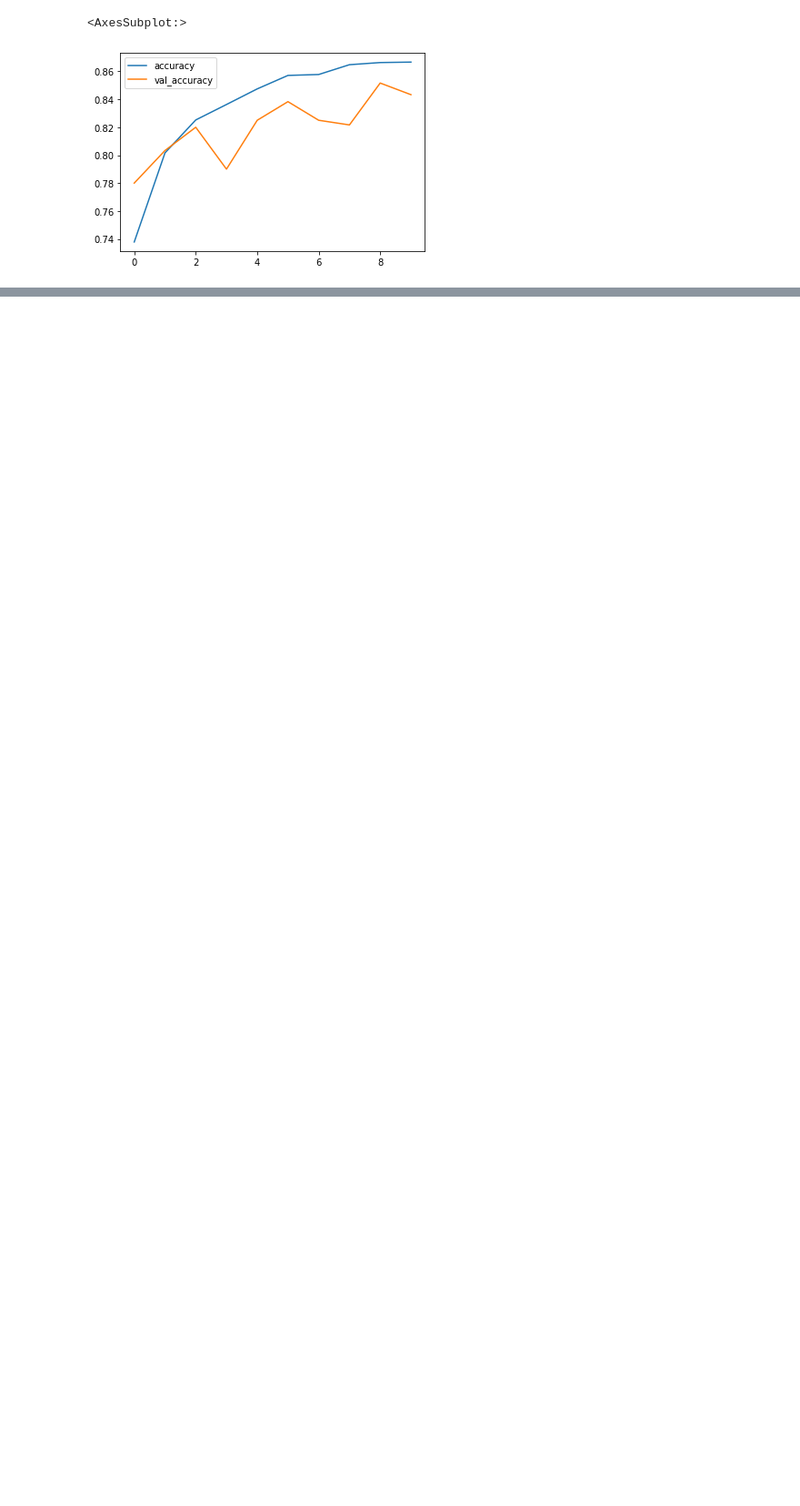
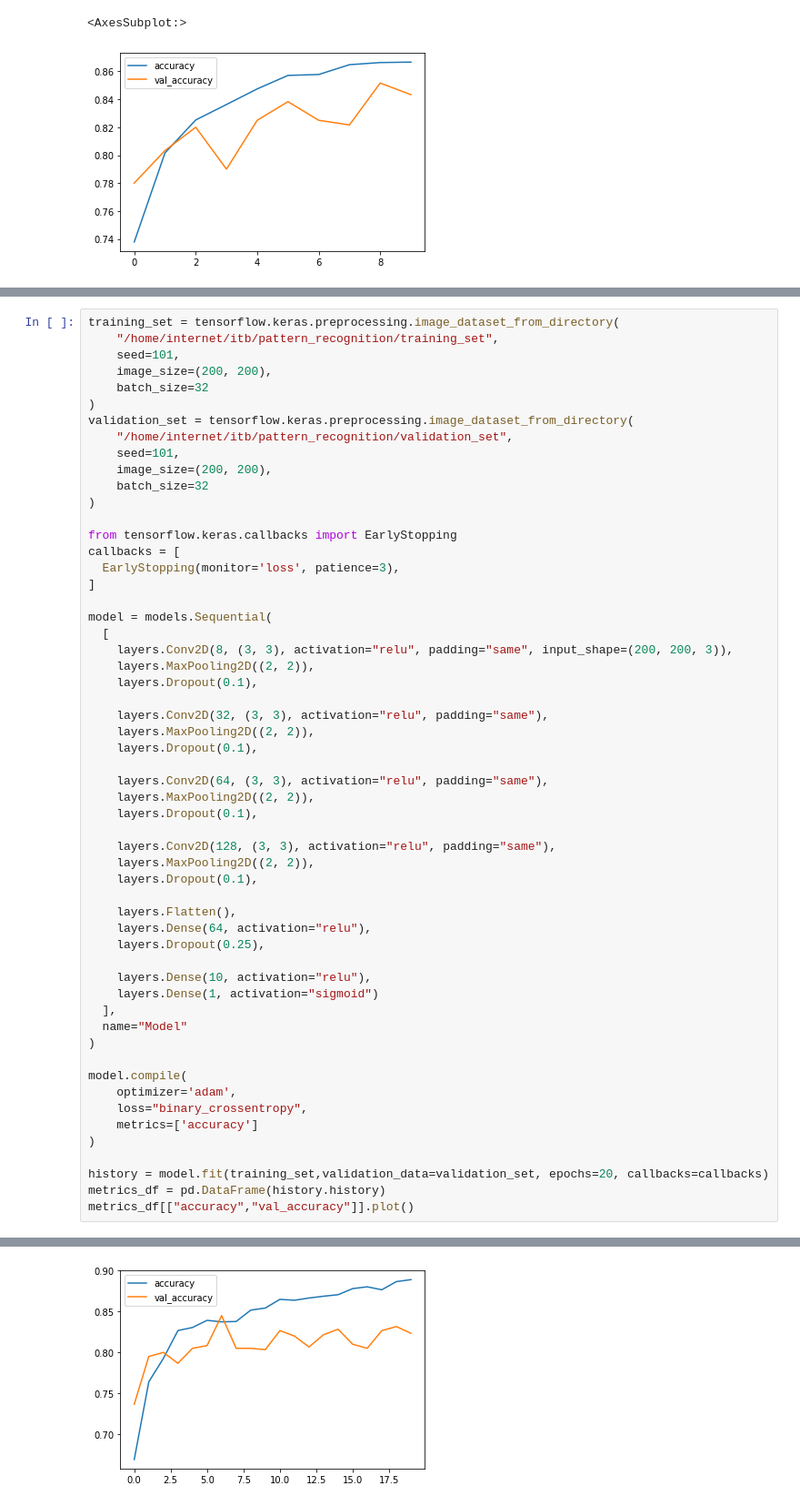
Before and after one commit to chilldenaya/drowsiness-detection, a Jupyter notebook: tensor.ipynb, the cells around one changed output, grey strips where cells are left out. Shown at 91% size. Drawn from its saved outputs; the diff is of its cells as text; blank space fills up the shorter version.

```diff
--- a/tensor.ipynb
+++ b/tensor.ipynb
@@ -501,0 +512,57 @@ Perhatikan bahwa tren accuracy masih naik mengikuti besar epoch, berarti sebenar
+# %%
+training_set = tensorflow.keras.preprocessing.image_dataset_from_directory(
+    "/home/internet/itb/pattern_recognition/training_set",
+    seed=101,
+    image_size=(200, 200),
+    batch_size=32
+)
+validation_set = tensorflow.keras.preprocessing.image_dataset_from_directory(
+    "/home/internet/itb/pattern_recognition/validation_set",
+    seed=101,
+    image_size=(200, 200),
+    batch_size=32
+)
+
+from tensorflow.keras.callbacks import EarlyStopping
+callbacks = [
+  EarlyStopping(monitor='loss', patience=3),
+]
+
+model = models.Sequential(
+  [
+    layers.Conv2D(8, (3, 3), activation="relu", padding="same", input_shape=(200, 200, 3)),
+    layers.MaxPooling2D((2, 2)),
+    layers.Dropout(0.1),
+
+    layers.Conv2D(32, (3, 3), activation="relu", padding="same"),
+    layers.MaxPooling2D((2, 2)),
+    layers.Dropout(0.1),
+
+    layers.Conv2D(64, (3, 3), activation="relu", padding="same"),
+    layers.MaxPooling2D((2, 2)),
+    layers.Dropout(0.1),
+
+    layers.Conv2D(128, (3, 3), activation="relu", padding="same"),
+    layers.MaxPooling2D((2, 2)),
+    layers.Dropout(0.1),
+
+    layers.Flatten(),
+    layers.Dense(64, activation="relu"),
+    layers.Dropout(0.25),
+
+    layers.Dense(10, activation="relu"),
+    layers.Dense(1, activation="sigmoid")
+  ],
+  name="Model"
+)
+
+model.compile(
+    optimizer='adam',
+    loss="binary_crossentropy",
+    metrics=['accuracy']
+)
+
+history = model.fit(training_set,validation_data=validation_set, epochs=20, callbacks=callbacks)
+metrics_df = pd.DataFrame(history.history)
+metrics_df[["accuracy","val_accuracy"]].plot()
+# %% [output]
@@ -501,0 +593 @@ Perhatikan bahwa tren accuracy masih naik mengikuti besar epoch, berarti sebenar
+[figure, added]
```
Also changed, not shown: parts of 10 cells of this notebook.
